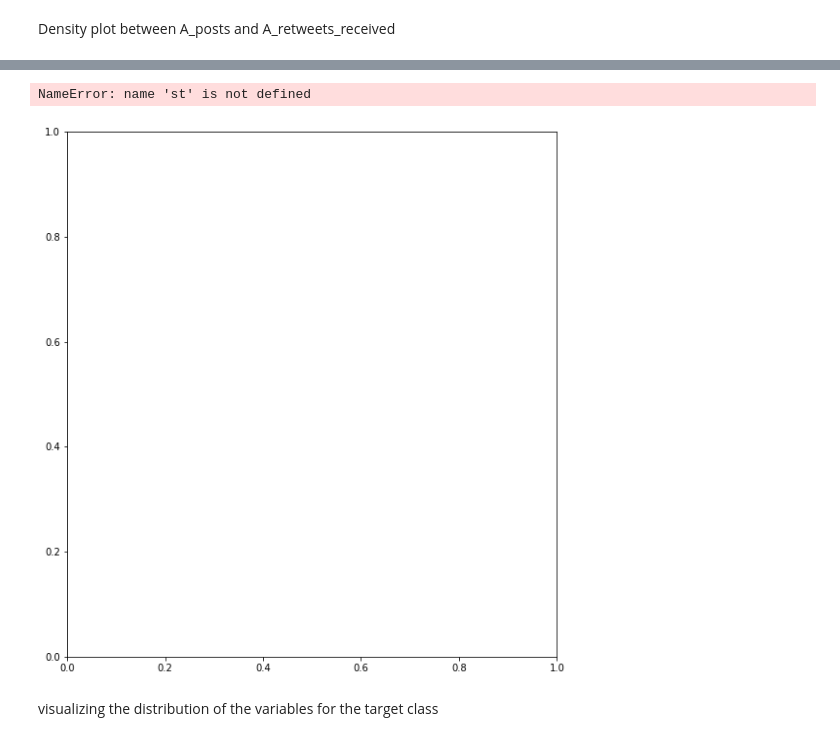
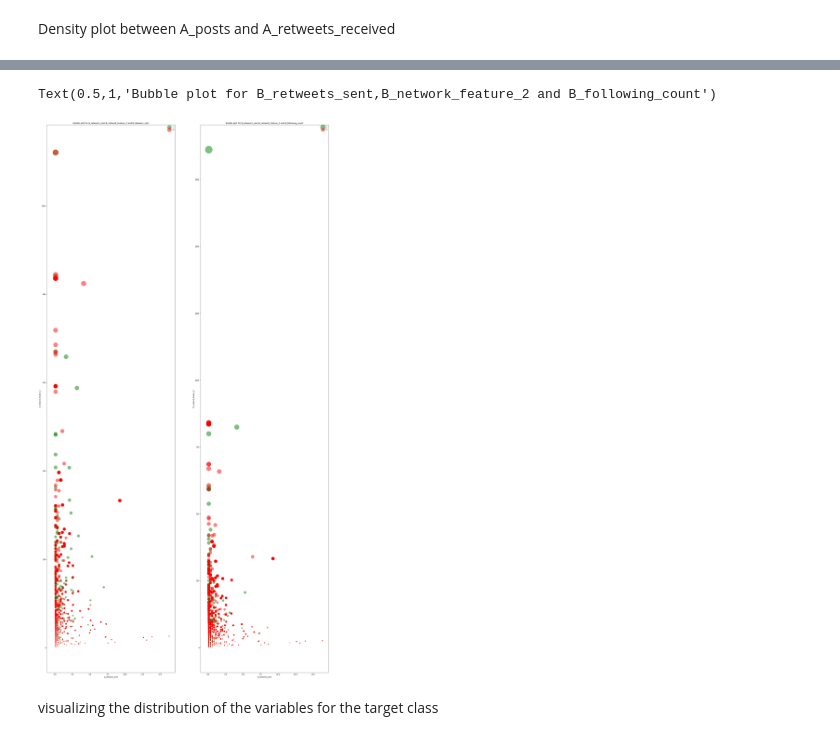
Before and after one commit to jesugome/InfluencersInSocialNetworks, a Jupyter notebook: influencersCode_v5.ipynb, the cells around one changed output, grey strips where cells are left out. Drawn from its saved outputs; the diff is of its cells as text; code cells hidden in the pictures.

```diff
--- a/influencersCode_v5.ipynb
+++ b/influencersCode_v5.ipynb
@@ -315,24 +315,26 @@ sns.jointplot(data["A_network_feature_2"],data["B_network_feature_2"],kind="kde"
 # %%
-plt.figure(figsize=(20,10))
+st = data[data["Choice"] == 1].reset_index()
+nst= data[data["Choice"] == 0].reset_index()
+new = pd.concat([nst,st]).reset_index()
 plt.subplot(121)
 plt.scatter(st["A_retweets_sent"],st["A_network_feature_2"],alpha=.5,s=st["A_network_feature_2"],linewidths=1,color="g",label="1")
 plt.scatter(nst["A_retweets_sent"],nst["A_network_feature_2"],alpha=.5,s=nst["A_network_feature_2"],linewidths=1,color="r",label="0")
 plt.legend(loc="best")
 plt.xlabel("A_retweets_sent")
 plt.ylabel("A_network_feature_2")
 plt.title("Bubble plot for B_retweets_sent,B_network_feature_2 and B_retweets_sent")
 
 
 plt.subplot(122)
 plt.scatter(st["B_retweets_sent"],st["B_network_feature_2"],alpha=.5,s=st["B_network_feature_2"],linewidths=1,color="g",label="1")
 plt.scatter(nst["B_retweets_sent"],nst["B_network_feature_2"],alpha=.5,s=nst["B_network_feature_2"],linewidths=1,color="r",label="0")
 plt.legend(loc="best")
 plt.xlabel("B_retweets_sent")
 plt.ylabel("B_network_feature_2")
 plt.title("Bubble plot for B_retweets_sent,B_network_feature_2 and B_following_count")
 # %% [output]
-NameError: name 'st' is not defined
+Text(0.5,1,'Bubble plot for B_retweets_sent,B_network_feature_2 and B_following_count')
-[figure, old version]
+[figure, new version]
 # %% [markdown]
 visualizing the distribution of the variables for the target class
 # %%
```
Also changed, not shown: parts of 13 cells of this notebook.
